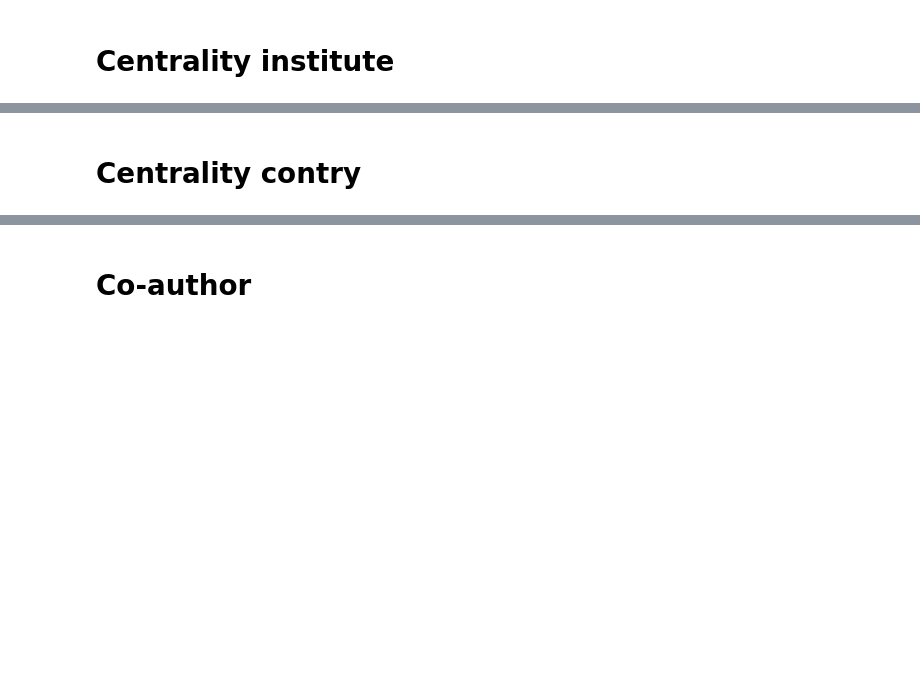
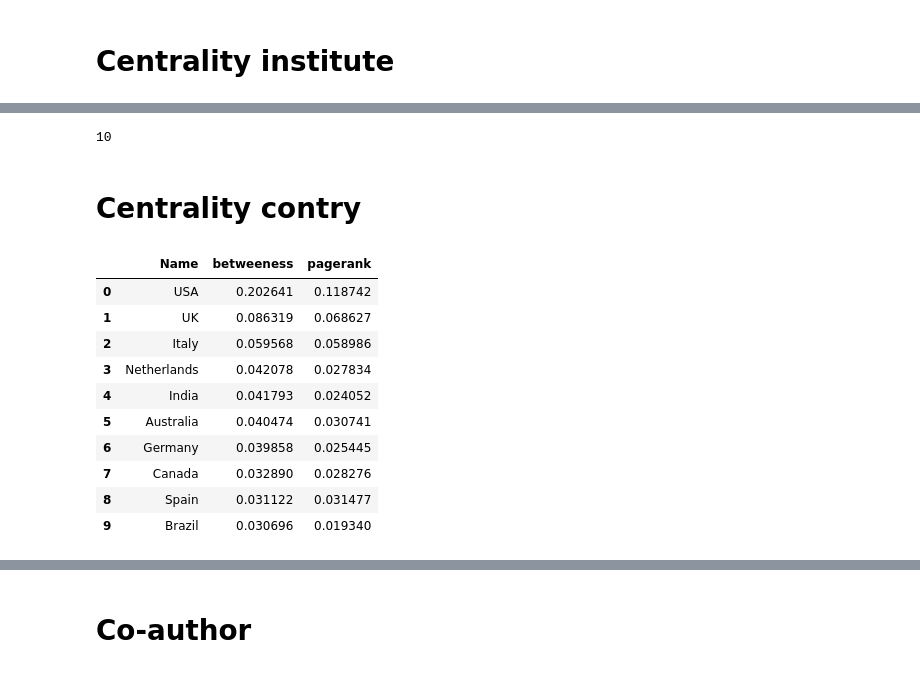
Before and after one commit to schneeboat/ana_2020, a Jupyter notebook: bibliographic_cov19_2020.ipynb, the cells around one changed output, grey strips where cells are left out. Drawn from its saved outputs; the diff is of its cells as text; code cells hidden in the pictures; blank space fills up the shorter version.

```diff
--- a/bibliographic_cov19_2020.ipynb
+++ b/bibliographic_cov19_2020.ipynb
@@ -862,2 +867,11 @@ nx.number_connected_components(nw_institute)
+# %%
+largest_ins_cc = [c for c in max(nx.connected_components(nw_institute), key=len)]
+count_ins=0
+for i in centrality_inst.Name:
+  if i in largest_ins_cc:
+    count_ins+=1
+count_ins
+# %% [output]
+10
 # %% [markdown]
 # Centrality contry
@@ -866,2 +878,17 @@ centrality(nw_country)
+# %%
+centrality_country = centrality(nw_country)
+centrality_country
+# %% [output]
+|  | Name | betweeness | pagerank |
+| 0 | USA | 0.202641 | 0.118742 |
+| 1 | UK | 0.086319 | 0.068627 |
+| 2 | Italy | 0.059568 | 0.058986 |
+| 3 | Netherlands | 0.042078 | 0.027834 |
+| 4 | India | 0.041793 | 0.024052 |
+| 5 | Australia | 0.040474 | 0.030741 |
+| 6 | Germany | 0.039858 | 0.025445 |
+| 7 | Canada | 0.032890 | 0.028276 |
+| 8 | Spain | 0.031122 | 0.031477 |
+| 9 | Brazil | 0.030696 | 0.019340 |
 # %%
 nx.number_connected_components(nw_country)
```
Also changed, not shown: parts of 62 cells of this notebook.
